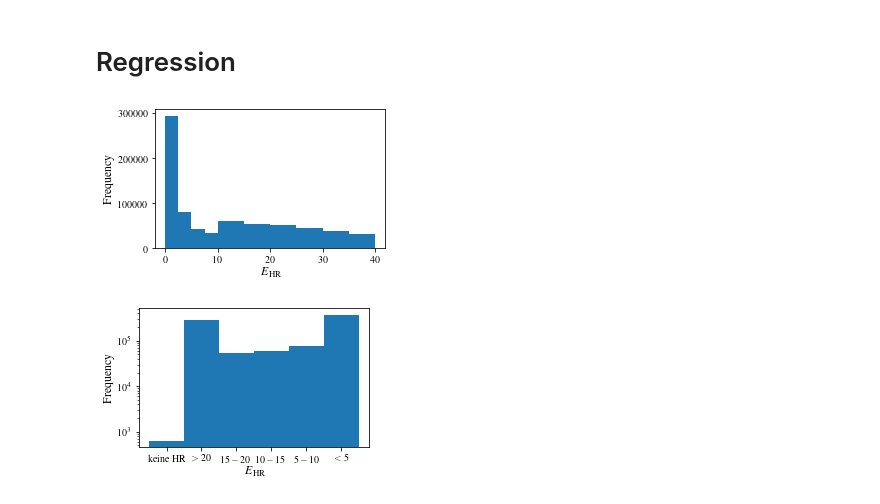
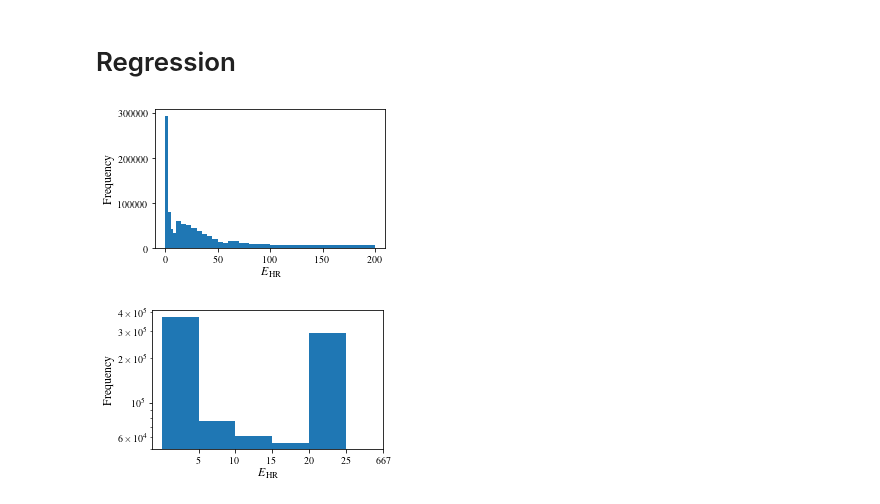
Before and after one commit to Zianor/Bachelorarbeit, a Jupyter notebook: Implementation/src/notebooks/label_investigation.ipynb, the cells around one changed output. Drawn from its saved outputs; the diff is of its cells as text; code cells hidden in the pictures.

Commit message:
feat: updated notebooks and thesis

```diff
--- a/Implementation/src/notebooks/label_investigation.ipynb
+++ b/Implementation/src/notebooks/label_investigation.ipynb
@@ -68,7 +68,8 @@ def print_distribution_stats(data):
 # %% [markdown]
 # 10 % / 5 bpm
 # %%
-data_10 = pd.read_csv(utils.get_features_csv_path(segment_length=10, overlap_amount=0.9, hr_threshold=10), index_col=False)
+data_10 = pd.read_csv(utils.get_features_csv_path(segment_length=10, overlap_amount=0.9,
+                                                  hr_threshold=10, data_folder='data_patients'), index_col=False)
 # %%
 pd.crosstab(data_10['patient_id'],data_10['informative']).plot.bar(figsize=utils.get_plt_big_size())
 plt.xlabel("Patient*innen-ID")
@@ -176,17 +220,29 @@ if save:
 # %% [markdown]
 # Regression
 # %%
-data_10['error'].plot(figsize=utils.get_plt_normal_size(), kind='hist', bins=[0, 2.5, 5, 7.5, 10, 15, 20, 25, 30, 35, 40])
+data_10['error'].plot(figsize=utils.get_plt_normal_size(), kind='hist', bins=[0, 2.5, 5, 7.5, 10, 15, 20, 25, 30, 35, 40, 45, 50, 55, 60, 70, 80, 90, 100, 200])
 plt.xlabel('$E\\textsubscript{HR}$')
 if save:
-    plt.savefig(os.path.join(utils.get_thesis_pic_path(),'data-E-HR-0-40.pdf'), bbox_inches='tight', transparent=True, dpi=300)
+    plt.savefig(os.path.join(utils.get_thesis_pic_path(),'data-E-HR-0-200.pdf'), bbox_inches='tight', transparent=True, dpi=300)
 # %% [output]
-[figure, old version]
+[figure, new version]
 # %%
-data_10['quality_class'].plot(figsize=utils.get_plt_normal_size(), kind='hist', bins=[0, 1, 2, 3, 4, 5, 6], log=True)
-plt.xticks([0.5, 1.5, 2.5, 3.5, 4.5, 5.5],["keine HR", "$>20$", "$15-20$", "$10-15$", "$5-10$", "$<5$"])
+mask_5 = data_10['quality_class'] == 5
+mask_4 = data_10['quality_class'] == 4
+mask_3 = data_10['quality_class'] == 3
+mask_2 = data_10['quality_class'] == 2
+mask_1 = data_10['quality_class'] == 1
+mask_0 = data_10['quality_class'] == 0
+data_10.loc[mask_5, 'quality_class'] = 0
+data_10.loc[mask_4, 'quality_class'] = 1
+data_10.loc[mask_3, 'quality_class'] = 2
+data_10.loc[mask_2, 'quality_class'] = 3
+data_10.loc[mask_1, 'quality_class'] = 4
+data_10.loc[mask_0, 'quality_class'] = 5
+data_10['quality_class'].plot(figsize=utils.get_plt_normal_size(), kind='hist', bins=[0, 1, 2, 3, 4, 5], log=True)
+plt.xticks([1, 2, 3, 4, 5, 6],["5", "10", "15", "20", "$25$", "$667$"])
 plt.xlabel('$E\\textsubscript{HR}$')
 if save:
     plt.savefig(os.path.join(utils.get_thesis_pic_path(),'data-E-HR-5-20.pdf'), bbox_inches='tight', transparent=True, dpi=300)
 # %% [output]
-[figure, old version]
+[figure, new version]
```
Also changed, not shown: parts of 15 cells of this notebook, 8 other files.
